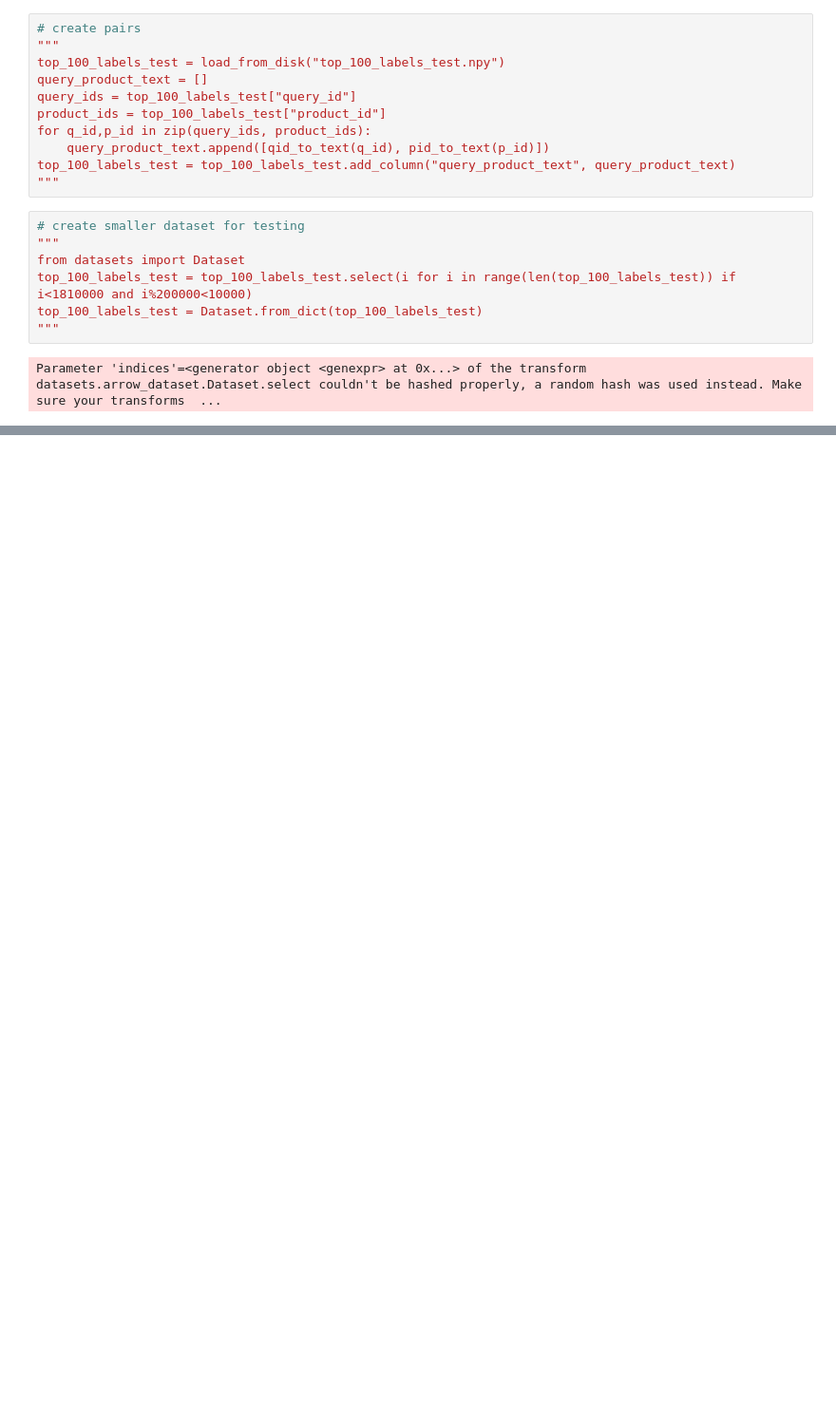
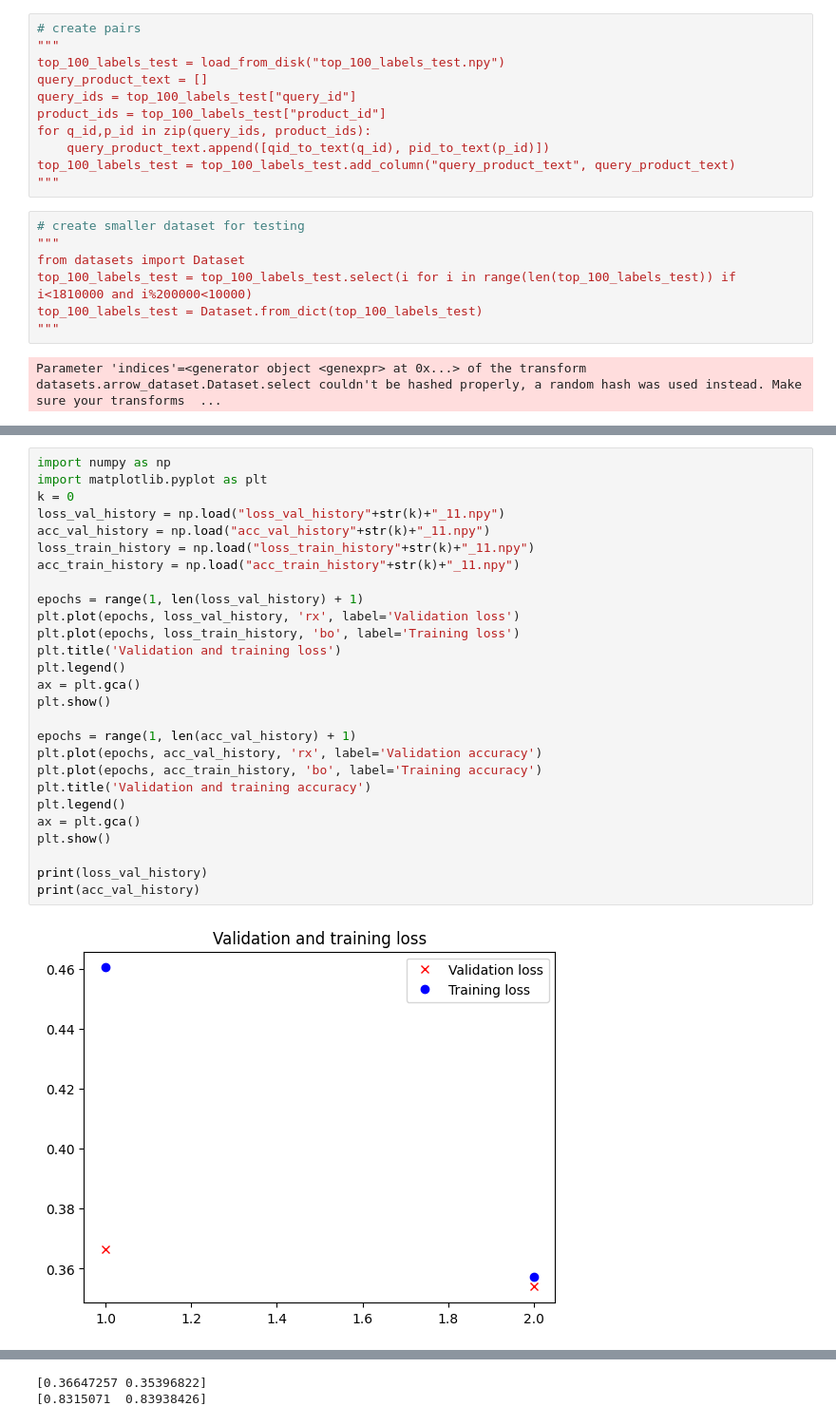
Before and after one commit to ebbajohannesson/thesis, a Jupyter notebook: main.ipynb, the cells around one changed output, grey strips where cells are left out. Shown at 95% size. Drawn from its saved outputs; the diff is of its cells as text; blank space fills up the shorter version.

```diff
--- a/main.ipynb
+++ b/main.ipynb
@@ -882,0 +1469,29 @@ NDCG@10: 0.446485496066525
+# %%
+import numpy as np
+import matplotlib.pyplot as plt
+k = 0
+loss_val_history = np.load("loss_val_history"+str(k)+"_11.npy")
+acc_val_history = np.load("acc_val_history"+str(k)+"_11.npy")
+loss_train_history = np.load("loss_train_history"+str(k)+"_11.npy")
+acc_train_history = np.load("acc_train_history"+str(k)+"_11.npy")
+
+epochs = range(1, len(loss_val_history) + 1)
+plt.plot(epochs, loss_val_history, 'rx', label='Validation loss')
+plt.plot(epochs, loss_train_history, 'bo', label='Training loss')
+plt.title('Validation and training loss')
+plt.legend()
+ax = plt.gca()
+plt.show()
+
+epochs = range(1, len(acc_val_history) + 1)
+plt.plot(epochs, acc_val_history, 'rx', label='Validation accuracy')
+plt.plot(epochs, acc_train_history, 'bo', label='Training accuracy')
+plt.title('Validation and training accuracy')
+plt.legend()
+ax = plt.gca()
+plt.show()
+
+print(loss_val_history)
+print(acc_val_history)
+# %% [output]
+[figure, added]
@@ -882,0 +1499,2 @@ NDCG@10: 0.446485496066525
+[0.36647257 0.35396822]
+[0.8315071  0.83938426]
```
Also changed, not shown: parts of 105 cells of this notebook, 3 other files.
